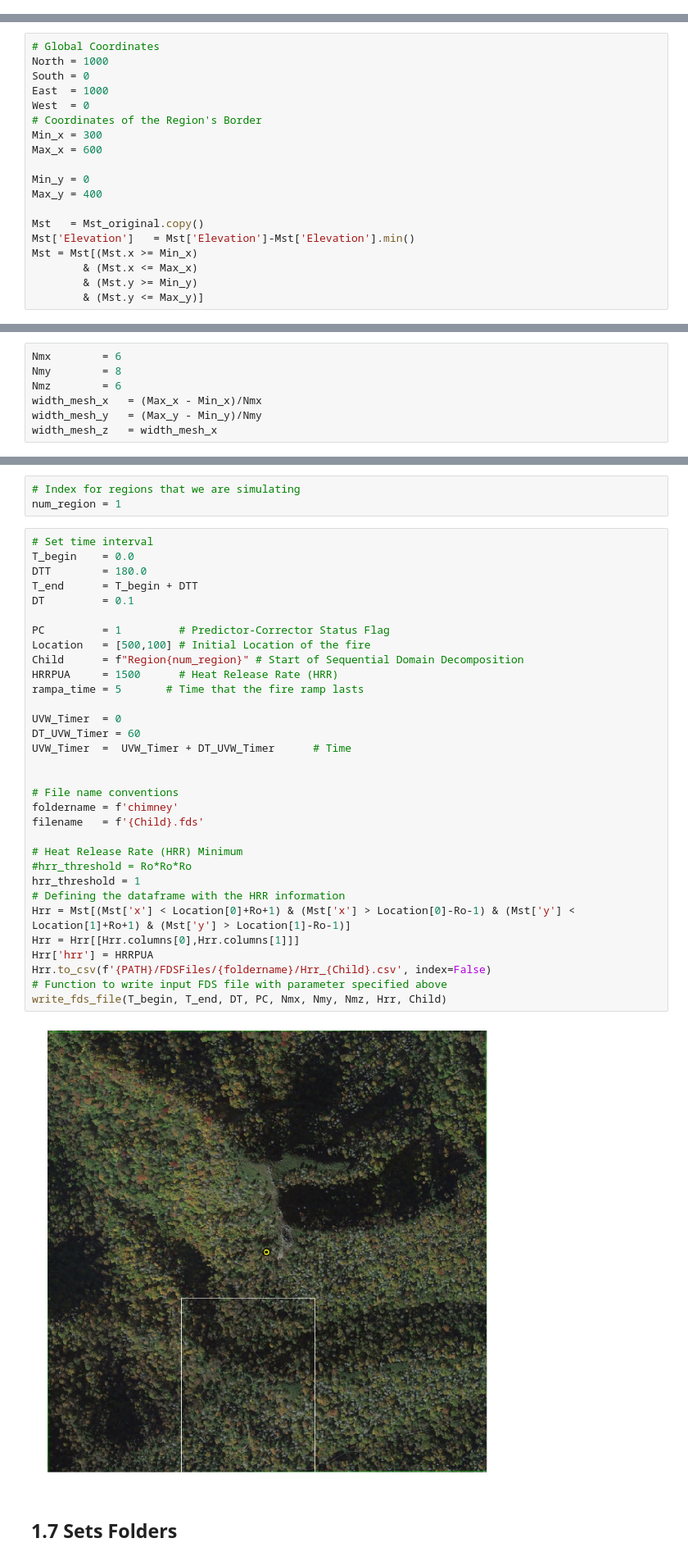
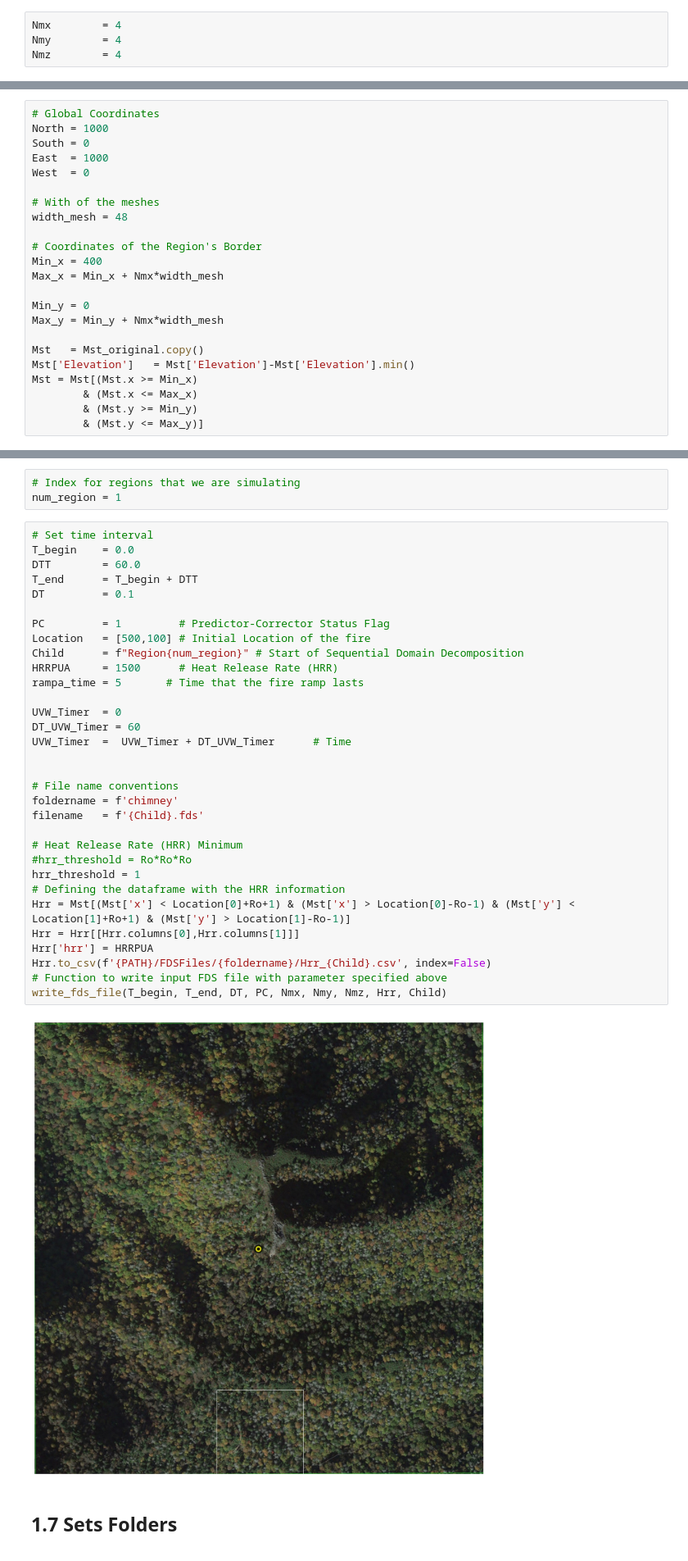
Before and after one commit to TauferLab/Src_FDS, a Jupyter notebook: FDS.ipynb, the cells around one changed output, grey strips where cells are left out. Shown at 82% size. Drawn from its saved outputs; the diff is of its cells as text.

Commit message:
modifying the writting of the meshes

```diff
--- a/FDS.ipynb
+++ b/FDS.ipynb
@@ -32 +34,5 @@ Image_name   = 'Image/Chimney_tops_aerial_Big.png'
+# %%
+Nmx        = 4
+Nmy        = 4
+Nmz        = 4
 # %% [markdown]
@@ -37,12 +43,16 @@ North = 1000
 South = 0
 East  = 1000
 West  = 0
+
+# With of the meshes
+width_mesh = 48
+
 # Coordinates of the Region's Border
-Min_x = 300
-Max_x = 600
+Min_x = 400
+Max_x = Min_x + Nmx*width_mesh
 
 Min_y = 0
-Max_y = 400
+Max_y = Min_y + Nmx*width_mesh
 
 Mst   = Mst_original.copy()
 Mst['Elevation']   = Mst['Elevation']-Mst['Elevation'].min()
@@ -63,10 +71,3 @@ Mst['Elevation'] = Mst['Elevation']-Mst['Elevation']%Ro
-# %%
-Nmx        = 6
-Nmy        = 8
-Nmz        = 6
-width_mesh_x   = (Max_x - Min_x)/Nmx
-width_mesh_y   = (Max_y - Min_y)/Nmy
-width_mesh_z   = width_mesh_x
 # %% [markdown]
 ## 1.5  Defines range of elevation
 # %%
@@ -90,37 +95,37 @@ num_region = 1
 # %%
 # Set time interval
 T_begin    = 0.0
-DTT        = 180.0
+DTT        = 60.0
 T_end      = T_begin + DTT
 DT         = 0.1
 
 PC         = 1         # Predictor-Corrector Status Flag
 Location   = [500,100] # Initial Location of the fire
 Child      = f"Region{num_region}" # Start of Sequential Domain Decomposition
 HRRPUA     = 1500      # Heat Release Rate (HRR)
 rampa_time = 5       # Time that the fire ramp lasts
 
 UVW_Timer  = 0
 DT_UVW_Timer = 60
 UVW_Timer  =  UVW_Timer + DT_UVW_Timer      # Time
 
 
 # File name conventions
 foldername = f'chimney'
 filename   = f'{Child}.fds'
 
 # Heat Release Rate (HRR) Minimum
 #hrr_threshold = Ro*Ro*Ro
 hrr_threshold = 1
 # Defining the dataframe with the HRR information
 Hrr = Mst[(Mst['x'] < Location[0]+Ro+1) & (Mst['x'] > Location[0]-Ro-1) & (Mst['y'] < Location[1]+Ro+1) & (Mst['y'] > Location[1]-Ro-1)]
 Hrr = Hrr[[Hrr.columns[0],Hrr.columns[1]]]
 Hrr['hrr'] = HRRPUA
 Hrr.to_csv(f'{PATH}/FDSFiles/{foldername}/Hrr_{Child}.csv', index=False)
 # Function to write input FDS file with parameter specified above
 write_fds_file(T_begin, T_end, DT, PC, Nmx, Nmy, Nmz, Hrr, Child)
 # %% [output]
-[figure, old version]
+[figure, new version]
 # %% [markdown]
 ## 1.7 Sets Folders
 # %%
```
Also changed, not shown: parts of 10 cells of this notebook.
